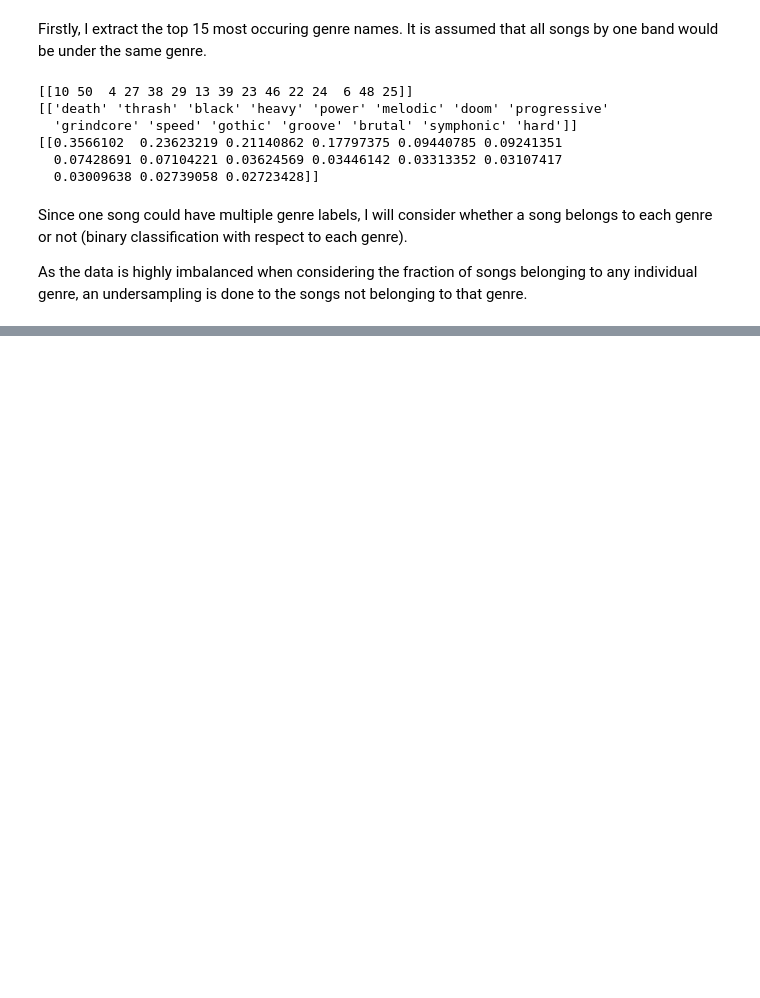
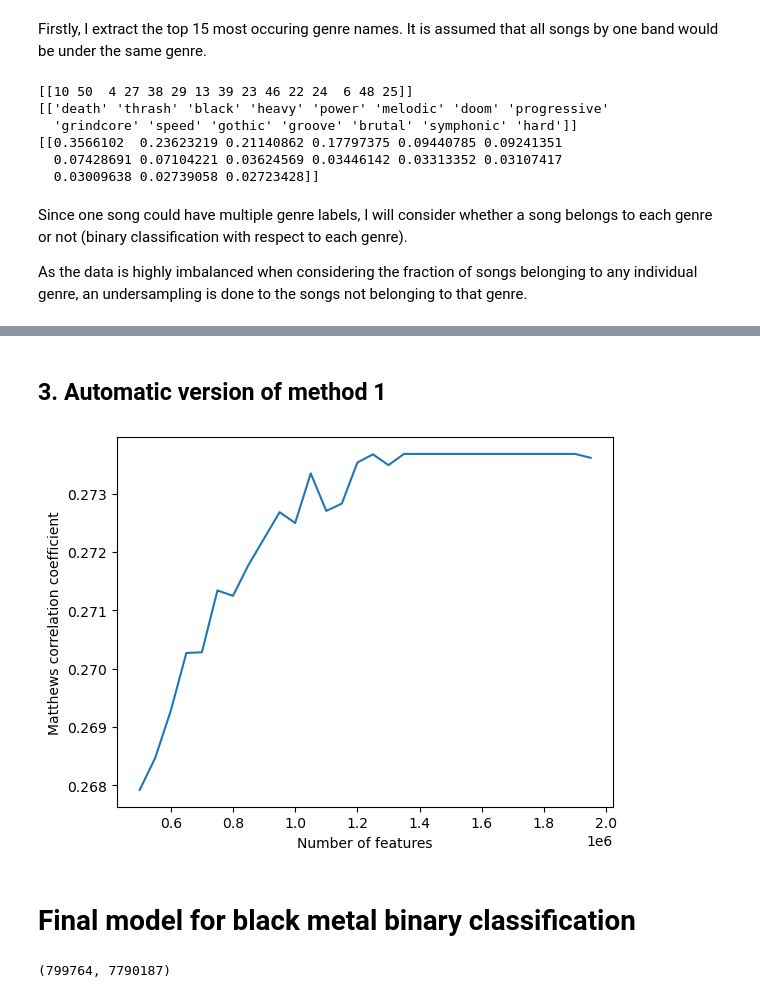
Before and after one commit to theta-lin/stats_102_final, a Jupyter notebook: lyrics_prediction.ipynb, the cells around one changed output, grey strips where cells are left out. Cells and saved outputs as stored; diff of their text form; code cells hidden in the pictures; blank space fills up the shorter version.

```diff
--- a/lyrics_prediction.ipynb
+++ b/lyrics_prediction.ipynb
@@ -403,0 +358,45 @@ disp.plot()
+# %% [markdown]
+## 3. Automatic version of method 1
+# %%
+from sklearn.naive_bayes import MultinomialNB
+from sklearn.linear_model import LogisticRegression
+from sklearn.metrics import matthews_corrcoef, confusion_matrix, ConfusionMatrixDisplay, RocCurveDisplay
+
+mnb_full = MultinomialNB()
+y_pred = mnb_full.fit(X_train, y_train).predict(X_test)
+
+def n_features_benchmark(x):
+    y = list()
+
+    for n_features in x:
+#         print(n_features, end='\r')
+        important_pos = np.union1d(mnb_full.feature_log_prob_[0].argsort()[-1 : -n_features - 1 : -1],
+                                   mnb_full.feature_log_prob_[1].argsort()[-1 : -n_features - 1 : -1])
+        mnb = MultinomialNB()
+        y_pred = mnb.fit(X_train[:, important_pos], y_train).predict(X_test[:, important_pos])
+        y.append(matthews_corrcoef(y_test, y_pred))
+
+    plt.xlabel('Number of features')
+    plt.ylabel('Matthews correlation coefficient')
+    plt.plot(x, y);
+
+n_features_benchmark(range(500000, 2000000, 50000))
+# %% [output]
+[figure, added]
+# %% [markdown]
+# Final model for black metal binary classification
+# %%
+from sklearn.feature_extraction.text import TfidfVectorizer
+
+genre_pos = 4
+
+sample = songs['lyrics']
+
+vectorizer = TfidfVectorizer(smooth_idf=False, ngram_range=(1, 2), max_df=0.6)
+lyrics_mat = vectorizer.fit_transform(sample)
+lyrics_words = vectorizer.get_feature_names_out()
+print(lyrics_mat.shape)
+
+X_train, X_test, y_train, y_test = get_train_test(lyrics_mat, genre_mat[sample.index, genre_pos], 0.1)
+# %% [output]
+(799764, 7790187)
```
Also changed, not shown: parts of 41 cells of this notebook.
